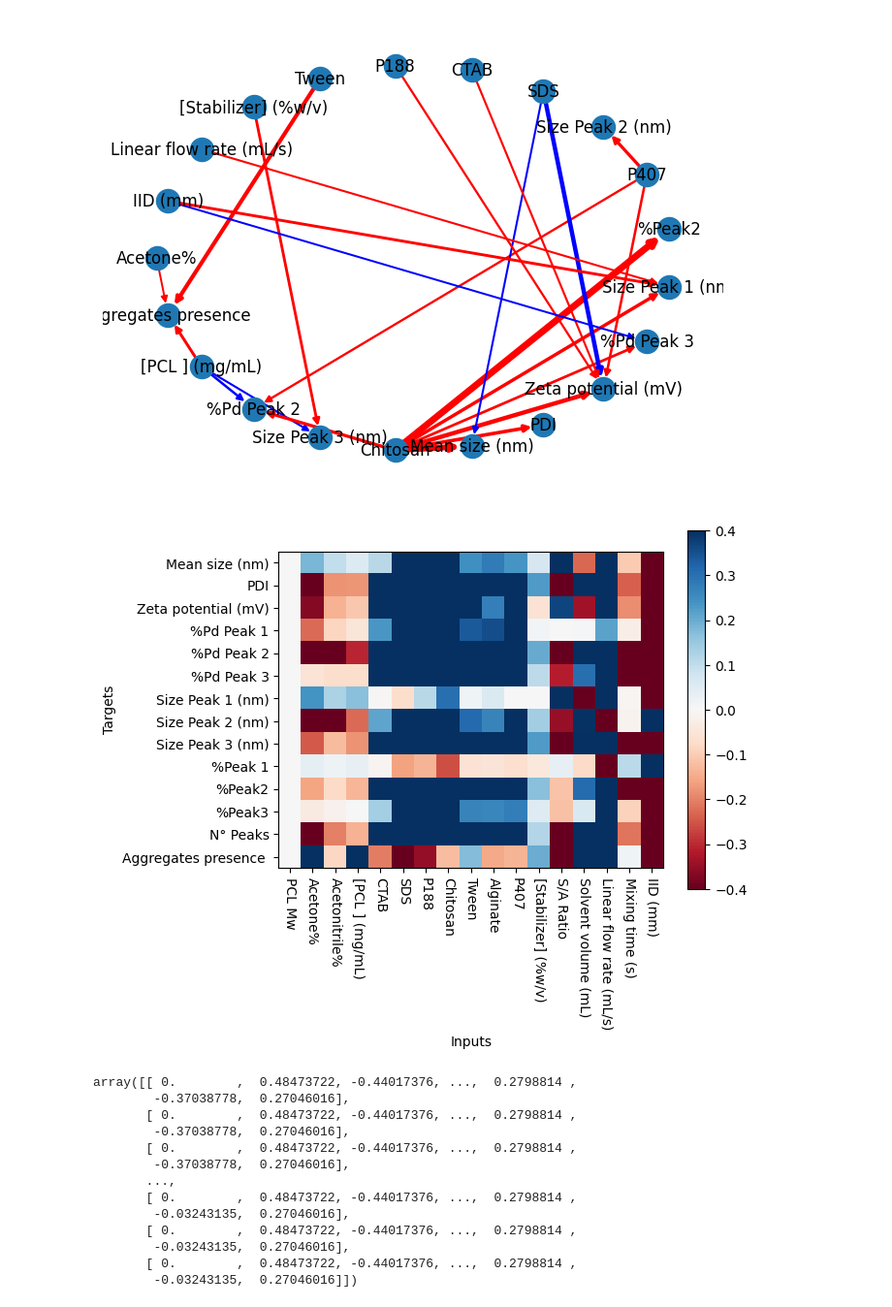
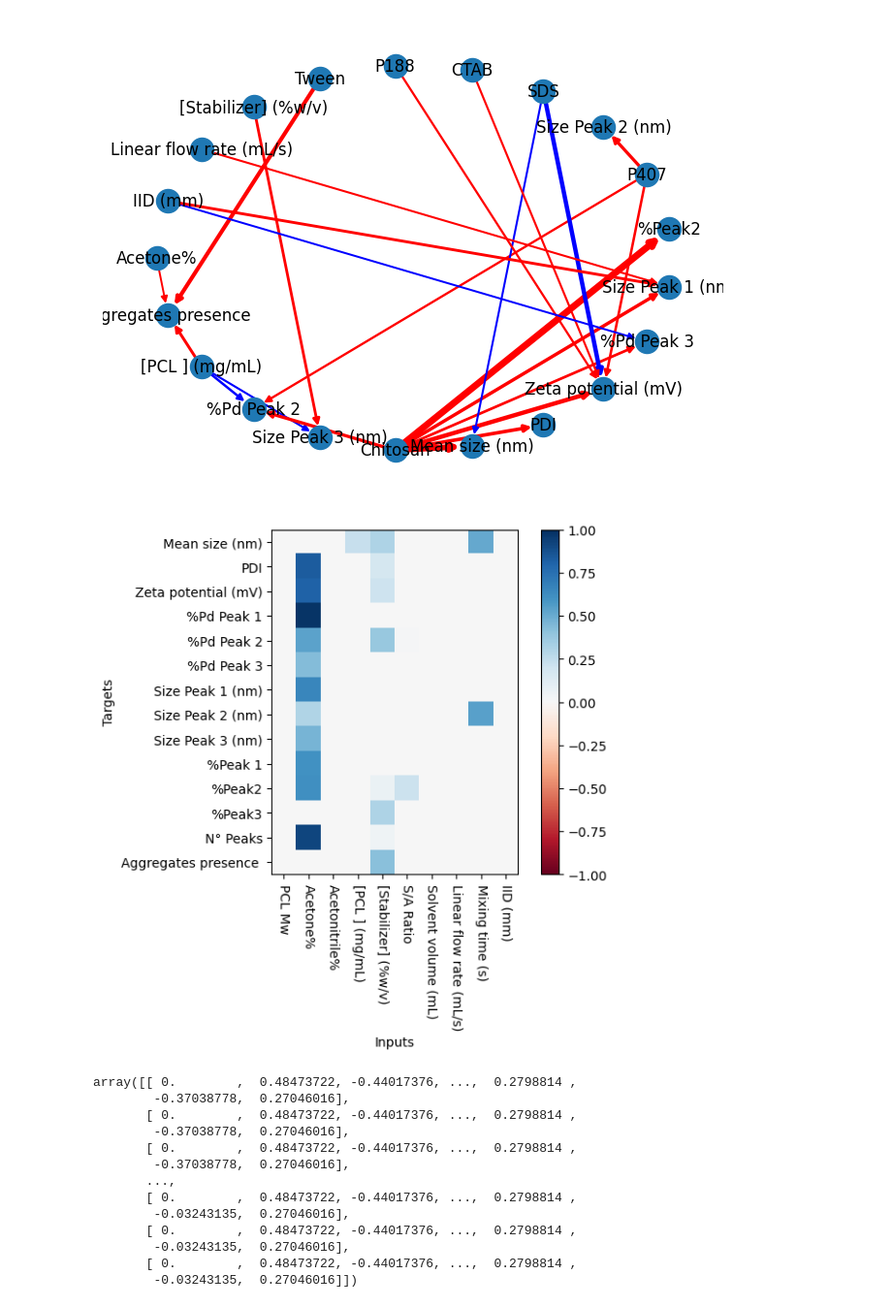
Before and after one commit to Norange01/ML_App_Repro, a Jupyter notebook: Nanoparticles/Repro_Preliminary_model_screening.ipynb, the cells around one changed output. Shown at 97% size. Saved outputs shown, nothing was run; the diff lists cells and outputs as text; code cells hidden in the pictures.

Commit message:
Separated trials based on stabilizer used

```diff
--- a/Nanoparticles/Repro_Preliminary_model_screening.ipynb
+++ b/Nanoparticles/Repro_Preliminary_model_screening.ipynb
@@ -342,26 +342,29 @@ inputDf.drop(['IID'],axis='columns', inplace=True) # IID (mm) column is represen
 inputDf['Aggregates presence ']=(inputDf["Aggregates presence "]=="YES").astype(int) # to remove strings in data
 inputDf['PCL Mw']=(inputDf["PCL Mw"]=="HIGH").astype(int) # to remove strings in data
 
-gArr=inputDf["Stabilizer"] # in case we do GroupKFold, gArr can be our groups
 
-stabilizers = set(inputDf['Stabilizer']) # get list of stabilizers used
-
+stabilizers = list(set(inputDf['Stabilizer'])) # get list of stabilizers used
+'''
 # make a separate binary-type column for each unique entry in Stabilizer column
 for s in stabilizers:
     inputDf.insert (5, s, (inputDf["Stabilizer"]==s).astype(int))
+'''
+# choose rows for one stabilizer
+chosenS=stabilizers[0]
+print(chosenS)
+inputDf=inputDf.loc[inputDf['Stabilizer']==chosenS]
 
 # remove Stabilizer column (all its data are now in the new columns)
 inputDf.drop(['Stabilizer'],axis='columns', inplace=True)
+
 
 #display(inputDf)
 #inputDf.to_excel("inputDf.xlsx")
 
 yArr=inputDf[['Mean size (nm)', 'PDI', 'Zeta potential (mV)', '%Pd Peak 1', '%Pd Peak 2', '%Pd Peak 3', 'Size Peak 1 (nm)', 'Size Peak 2 (nm)', 'Size Peak 3 (nm)', '%Peak 1', '%Peak2', '%Peak3', 'N° Peaks', 'Aggregates presence ']]
-xArr=inputDf.iloc[:,0:17]
+xArr=inputDf.iloc[:,0:10]
 print("yArr")
 display(yArr)
 print("xArr")
 display(xArr)
-print("gArr")
-display(gArr)
 # %% [output]
@@ -1308,28 +1281,28 @@ visualizeNN(NN_model.coefs_,xArr.columns,yArr.columns,0.14)
 # %%
 import matplotlib.pyplot as plt
 import numpy as np
 
 #coefs=NN_model.coefs_[0]
 coefs=MLR_model.coef_
 #coefs= pd.read_excel("/kaggle/input/nn-coefs/coefs.xlsx")
 #print(len(coefs[0]))
 #coefs=pd.DataFrame(coefs).iloc[:,1:]
 #coefs=coefs.transpose()
 
 fig, heatmap = plt.subplots()
-plt.imshow(coefs, cmap='RdBu', interpolation='nearest', vmin = -0.4, vmax = 0.4)
+plt.imshow(coefs, cmap='RdBu', interpolation='nearest', vmin = -1, vmax = 1)
 
 plt.colorbar()
 
 heatmap.set_xticks(np.arange(len(xArr.columns.values)), labels = xArr.columns.values, rotation=270)
 heatmap.set_yticks(np.arange(len(yArr.columns.values)), labels = yArr.columns.values, rotation=0)
 
 plt.xlabel("Inputs")
 plt.ylabel("Targets")
 
 plt.show()
 # %% [output]
-[figure, old version]
+[figure, new version]
 # %%
 kNN_result, kNN_model = run_NESTED_CV("kNN", None)
 # %% [output]
```
Also changed, not shown: parts of 2 cells of this notebook.
